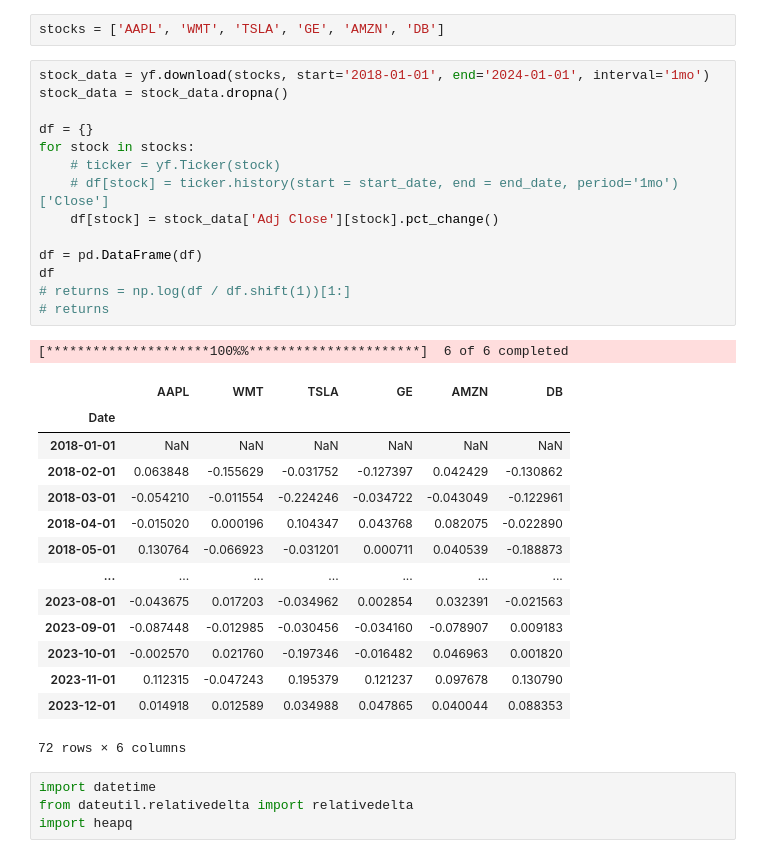
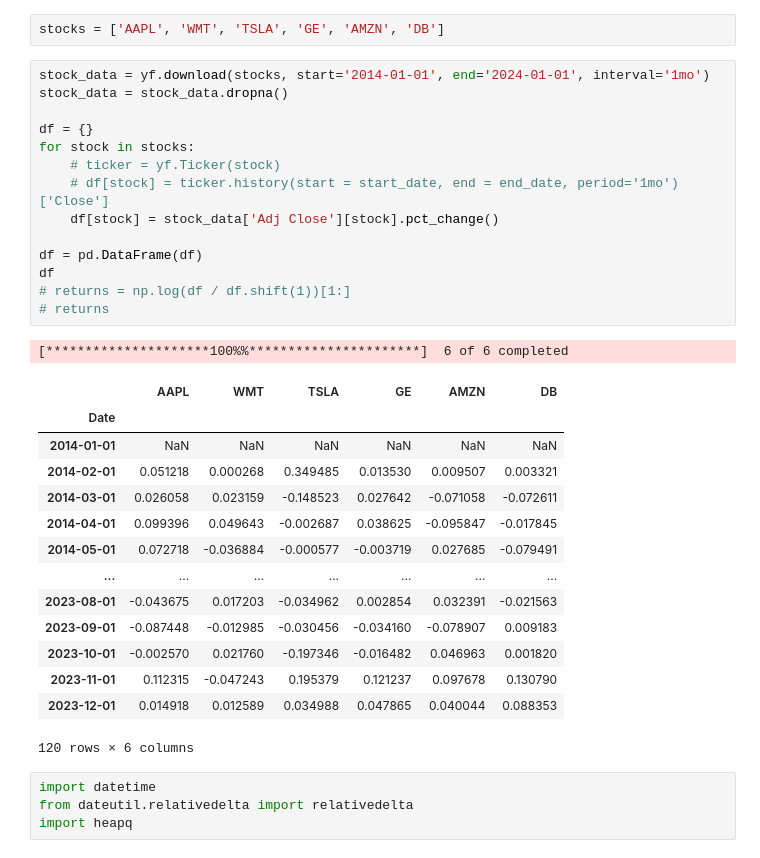
Before and after one commit to x-ENIAC/MarkowitzModel, a Jupyter notebook: markowitz_model_rebalancing_comparingwith_sp500.ipynb, the cells around one changed output. Cells and saved outputs as stored; diff of their text form.

```diff
--- a/markowitz_model_rebalancing_comparingwith_sp500.ipynb
+++ b/markowitz_model_rebalancing_comparingwith_sp500.ipynb
@@ -200,35 +200,35 @@ array([0.292, 0.612, 0.007, 0.031, 0.057, 0.   ])
 # %%
 stocks = ['AAPL', 'WMT', 'TSLA', 'GE', 'AMZN', 'DB']
 # %%
-stock_data = yf.download(stocks, start='2018-01-01', end='2024-01-01', interval='1mo')
+stock_data = yf.download(stocks, start='2014-01-01', end='2024-01-01', interval='1mo')
 stock_data = stock_data.dropna()
 
 df = {}
 for stock in stocks:
     # ticker = yf.Ticker(stock)
     # df[stock] = ticker.history(start = start_date, end = end_date, period='1mo')['Close']
     df[stock] = stock_data['Adj Close'][stock].pct_change()
 
 df = pd.DataFrame(df)
 df
 # returns = np.log(df / df.shift(1))[1:]
 # returns
 # %% [output]
 [*********************100%%**********************]  6 of 6 completed
 |  | AAPL | WMT | TSLA | GE | AMZN | DB |
 | Date |  |  |  |  |  |  |
-| 2018-01-01 | NaN | NaN | NaN | NaN | NaN | NaN |
-| 2018-02-01 | 0.063848 | -0.155629 | -0.031752 | -0.127397 | 0.042429 | -0.130862 |
-| 2018-03-01 | -0.054210 | -0.011554 | -0.224246 | -0.034722 | -0.043049 | -0.122961 |
-| 2018-04-01 | -0.015020 | 0.000196 | 0.104347 | 0.043768 | 0.082075 | -0.022890 |
-| 2018-05-01 | 0.130764 | -0.066923 | -0.031201 | 0.000711 | 0.040539 | -0.188873 |
+| 2014-01-01 | NaN | NaN | NaN | NaN | NaN | NaN |
+| 2014-02-01 | 0.051218 | 0.000268 | 0.349485 | 0.013530 | 0.009507 | 0.003321 |
+| 2014-03-01 | 0.026058 | 0.023159 | -0.148523 | 0.027642 | -0.071058 | -0.072611 |
+| 2014-04-01 | 0.099396 | 0.049643 | -0.002687 | 0.038625 | -0.095847 | -0.017845 |
+| 2014-05-01 | 0.072718 | -0.036884 | -0.000577 | -0.003719 | 0.027685 | -0.079491 |
 | ... | ... | ... | ... | ... | ... | ... |
 | 2023-08-01 | -0.043675 | 0.017203 | -0.034962 | 0.002854 | 0.032391 | -0.021563 |
 | 2023-09-01 | -0.087448 | -0.012985 | -0.030456 | -0.034160 | -0.078907 | 0.009183 |
 | 2023-10-01 | -0.002570 | 0.021760 | -0.197346 | -0.016482 | 0.046963 | 0.001820 |
 | 2023-11-01 | 0.112315 | -0.047243 | 0.195379 | 0.121237 | 0.097678 | 0.130790 |
 | 2023-12-01 | 0.014918 | 0.012589 | 0.034988 | 0.047865 | 0.040044 | 0.088353 |
-72 rows × 6 columns
+120 rows × 6 columns
 # %%
 import datetime
 from dateutil.relativedelta import relativedelta
```
Also changed, not shown: parts of 12 cells of this notebook, 1 other file.
